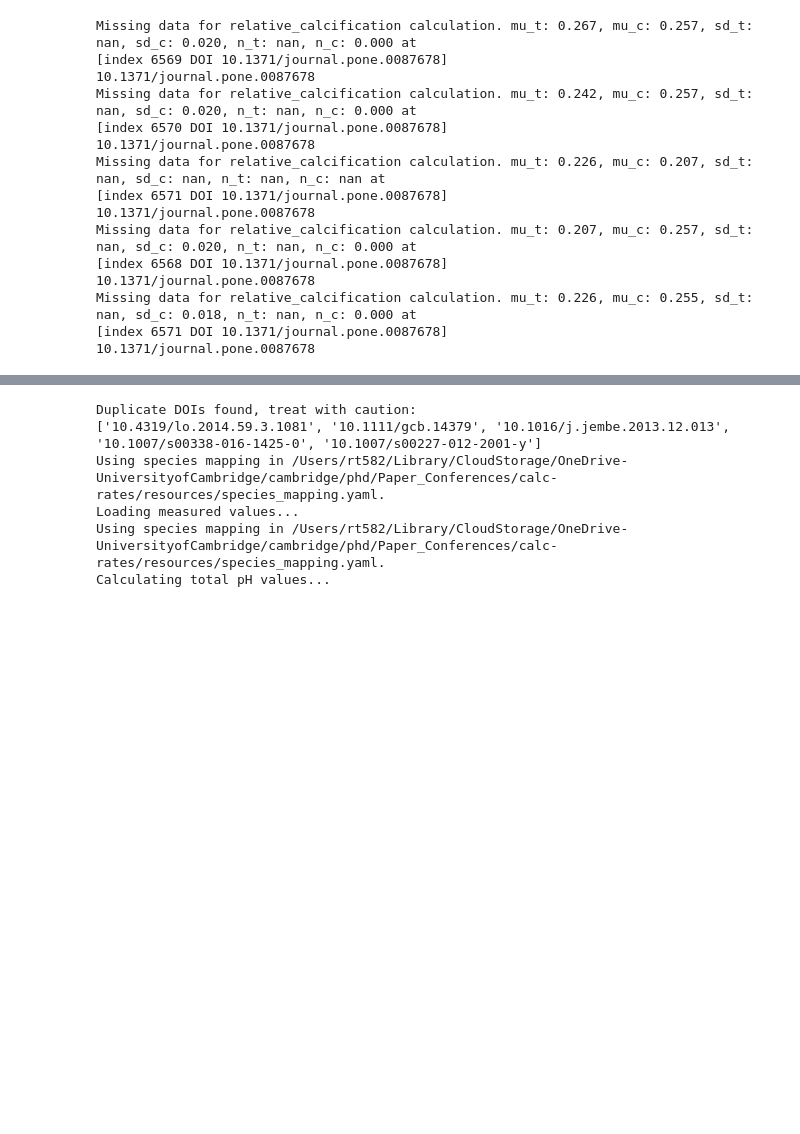
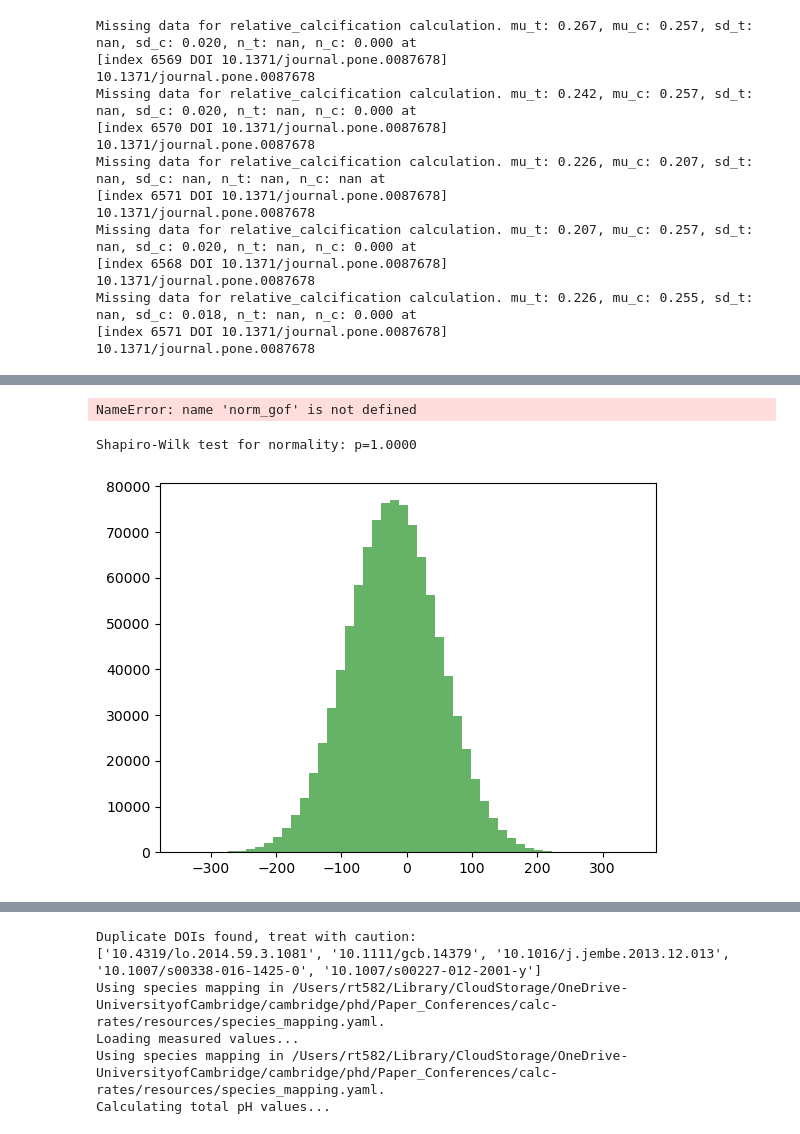
Before and after one commit to orlando-code/calc-rates, a Jupyter notebook: notebooks/analysis.ipynb, the cells around one changed output, grey strips where cells are left out. Drawn from its saved outputs; the diff is of its cells as text; code cells hidden in the pictures; blank space fills up the shorter version.

```diff
--- a/notebooks/analysis.ipynb
+++ b/notebooks/analysis.ipynb
@@ -198,0 +286,12 @@ ax_relative.axvline(test.effect_size_raw.mean() - num_std_devs*test.effect_size_
+# %%
+norm_gof
+# %% [output]
+NameError: name 'norm_gof' is not defined
+# %%
+normal = np.random.normal(mu, std, 1000000)
+plt.hist(normal, bins=bins, alpha=0.6, color='g', label='Normal distribution');
+stat, p = shapiro(normal)
+print(f"Shapiro-Wilk test for normality: p={p:.4f}")
+# %% [output]
+Shapiro-Wilk test for normality: p=1.0000
+[figure, added]
```
Also changed, not shown: parts of 9 cells of this notebook, 1 other file.
